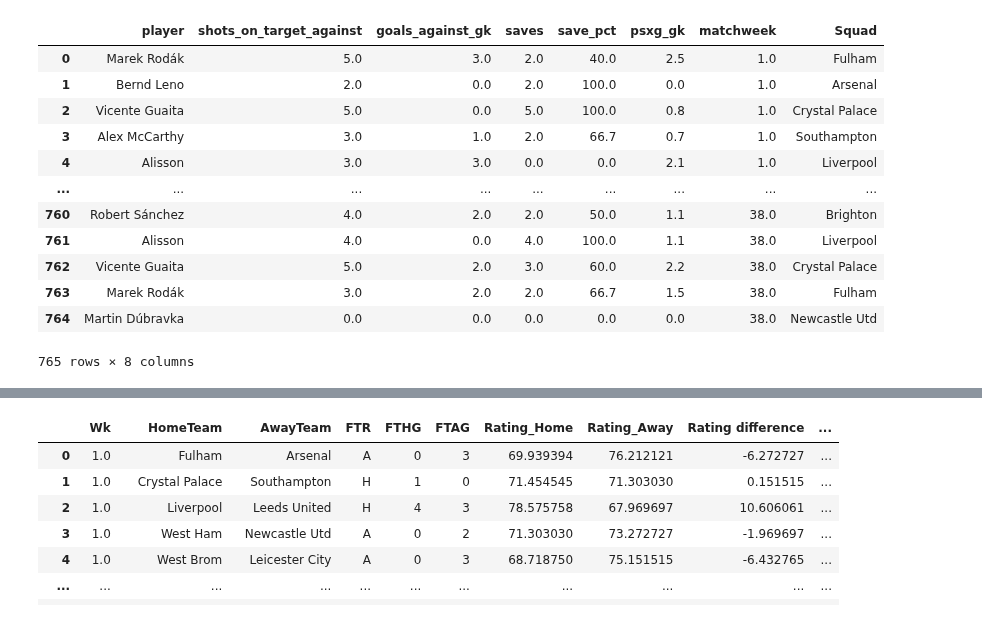
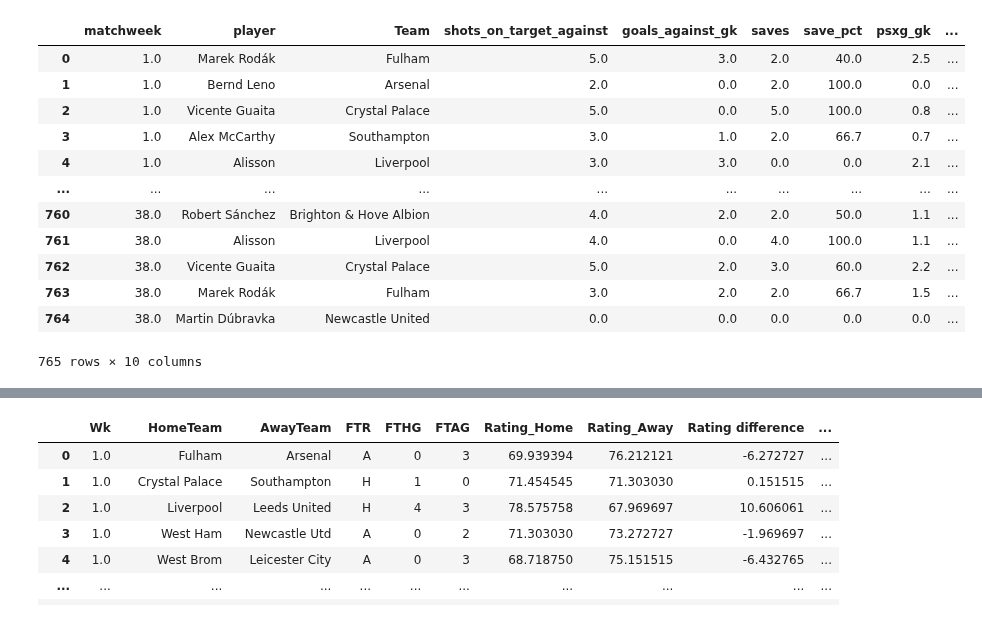
Before and after one commit to Giuliano99/Masterarbeit, a Jupyter notebook: Player Data.ipynb, the cells around one changed output, grey strips where cells are left out. Drawn from its saved outputs; the diff is of its cells as text; code cells hidden in the pictures.

```diff
--- a/Player Data.ipynb
+++ b/Player Data.ipynb
@@ -10,5 +10,11 @@ import time
 import matplotlib.pyplot as plt
 # %%
 PL_21_team_ratings = pd.read_csv('PL21_teamratings.csv')
-PL2020_keepers = pd.read_csv('Data/2020-21/Players/PL2020_keepers.csv')
-GK_Teams = pd.read_csv('Data/GK_Teams.csv', header=[1])
+PL2020_keepers = pd.read_csv('PL2020_keepers.csv')
+PL2020_players = pd.read_csv('PL2020_players.csv')
+Fantasy_2020 = pd.read_csv('Data/2020-21/Players/FL_20.csv')
+Fantasy_2020.drop(Fantasy_2020[Fantasy_2020.position != 'GK'].index, inplace=True)
+#PL_21_team_ratings.drop(PL_21_team_ratings[ PL_21_team_ratings.Wk < 4].index, inplace=True)
+
+#GK_Teams = pd.read_csv('Data/GK_Teams.csv', header=[1])
+Fantasy_2020
@@ -15,2 +34,0 @@ GK_Teams = pd.read_csv('Data/GK_Teams.csv', header=[1])
-# %%
-PL2020_keepers['matchweek'] = PL2020_keepers['matchweek'].str.slice(start=-3, stop=-1).astype(float)
@@ -41,18 +35,19 @@ GK_Teams
 # %%
-PL2020_gk = pd.merge(PL2020_keepers, GK_Teams, on='player', how='left')
+#PL2020_gk = pd.merge(PL2020_keepers, GK_Teams, on='player', how='left')
+PL2020_gk = PL2020_keepers[['matchweek', 'player', 'Team', 'shots_on_target_against', 'goals_against_gk', 'saves', 'save_pct', 'psxg_gk', 'passes', 'passes_pct']]
 PL2020_gk
 # %% [output]
-|  | player | shots_on_target_against | goals_against_gk | saves | save_pct | psxg_gk | matchweek | Squad |
-| 0 | Marek Rodák | 5.0 | 3.0 | 2.0 | 40.0 | 2.5 | 1.0 | Fulham |
-| 1 | Bernd Leno | 2.0 | 0.0 | 2.0 | 100.0 | 0.0 | 1.0 | Arsenal |
-| 2 | Vicente Guaita | 5.0 | 0.0 | 5.0 | 100.0 | 0.8 | 1.0 | Crystal Palace |
-| 3 | Alex McCarthy | 3.0 | 1.0 | 2.0 | 66.7 | 0.7 | 1.0 | Southampton |
-| 4 | Alisson | 3.0 | 3.0 | 0.0 | 0.0 | 2.1 | 1.0 | Liverpool |
-| ... | ... | ... | ... | ... | ... | ... | ... | ... |
-| 760 | Robert Sánchez | 4.0 | 2.0 | 2.0 | 50.0 | 1.1 | 38.0 | Brighton |
-| 761 | Alisson | 4.0 | 0.0 | 4.0 | 100.0 | 1.1 | 38.0 | Liverpool |
-| 762 | Vicente Guaita | 5.0 | 2.0 | 3.0 | 60.0 | 2.2 | 38.0 | Crystal Palace |
-| 763 | Marek Rodák | 3.0 | 2.0 | 2.0 | 66.7 | 1.5 | 38.0 | Fulham |
-| 764 | Martin Dúbravka | 0.0 | 0.0 | 0.0 | 0.0 | 0.0 | 38.0 | Newcastle Utd |
+|  | matchweek | player | Team | shots_on_target_against | goals_against_gk | saves | save_pct | psxg_gk | ... |
+| 0 | 1.0 | Marek Rodák | Fulham | 5.0 | 3.0 | 2.0 | 40.0 | 2.5 | ... |
+| 1 | 1.0 | Bernd Leno | Arsenal | 2.0 | 0.0 | 2.0 | 100.0 | 0.0 | ... |
+| 2 | 1.0 | Vicente Guaita | Crystal Palace | 5.0 | 0.0 | 5.0 | 100.0 | 0.8 | ... |
+| 3 | 1.0 | Alex McCarthy | Southampton | 3.0 | 1.0 | 2.0 | 66.7 | 0.7 | ... |
+| 4 | 1.0 | Alisson | Liverpool | 3.0 | 3.0 | 0.0 | 0.0 | 2.1 | ... |
+| ... | ... | ... | ... | ... | ... | ... | ... | ... | ... |
+| 760 | 38.0 | Robert Sánchez | Brighton & Hove Albion | 4.0 | 2.0 | 2.0 | 50.0 | 1.1 | ... |
+| 761 | 38.0 | Alisson | Liverpool | 4.0 | 0.0 | 4.0 | 100.0 | 1.1 | ... |
+| 762 | 38.0 | Vicente Guaita | Crystal Palace | 5.0 | 2.0 | 3.0 | 60.0 | 2.2 | ... |
+| 763 | 38.0 | Marek Rodák | Fulham | 3.0 | 2.0 | 2.0 | 66.7 | 1.5 | ... |
+| 764 | 38.0 | Martin Dúbravka | Newcastle United | 0.0 | 0.0 | 0.0 | 0.0 | 0.0 | ... |
-765 rows × 8 columns
+765 rows × 10 columns
 # %%
```
Also changed, not shown: parts of 15 cells of this notebook, 3 other files.
